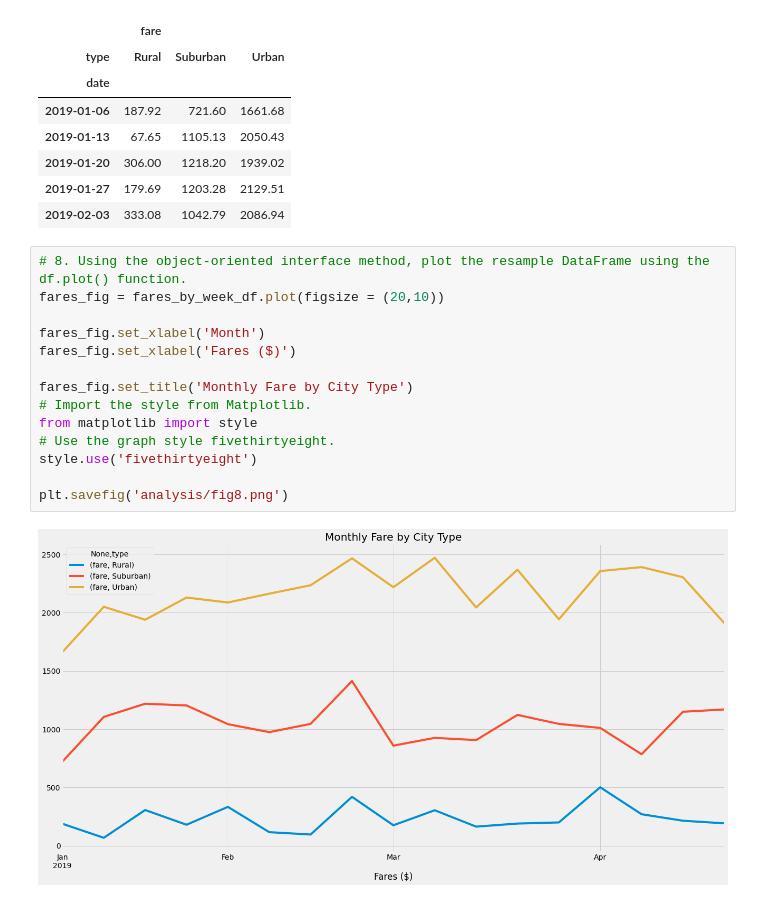
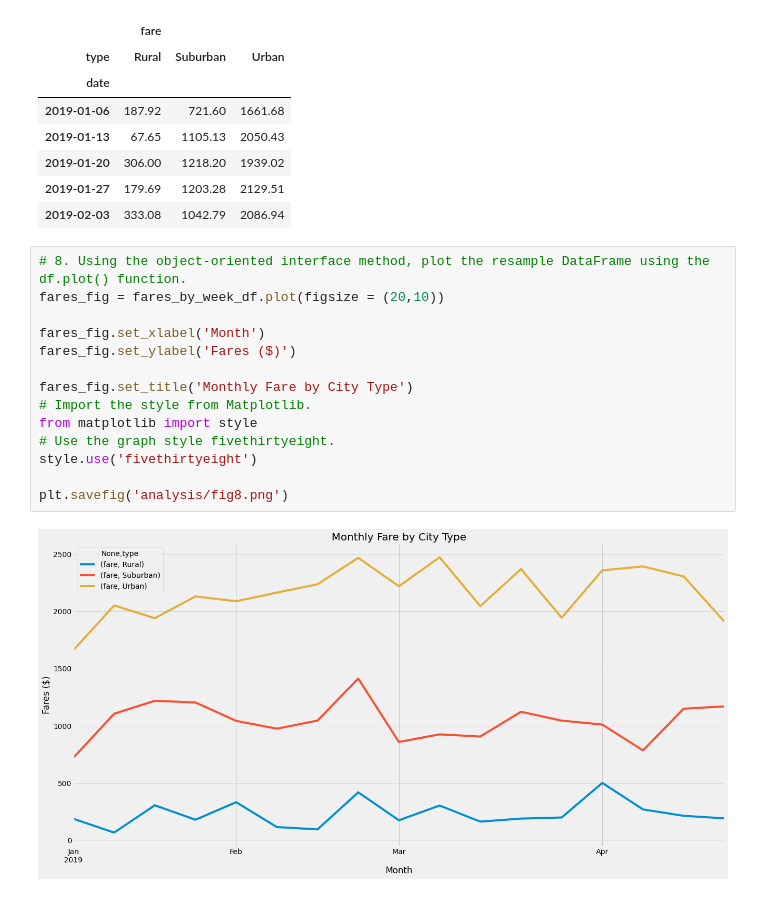
Before and after one commit to emilybstevens/pyber-analysis, a Jupyter notebook: PyBer_Challenge.ipynb, the cells around one changed output. Cells and saved outputs as stored; diff of their text form.

```diff
--- a/PyBer_Challenge.ipynb
+++ b/PyBer_Challenge.ipynb
@@ -215,16 +215,16 @@ fares_by_week_df.head()
 # %%
 # 8. Using the object-oriented interface method, plot the resample DataFrame using the df.plot() function.
 fares_fig = fares_by_week_df.plot(figsize = (20,10))
 
 fares_fig.set_xlabel('Month')
-fares_fig.set_xlabel('Fares ($)')
+fares_fig.set_ylabel('Fares ($)')
 
 fares_fig.set_title('Monthly Fare by City Type')
 # Import the style from Matplotlib.
 from matplotlib import style
 # Use the graph style fivethirtyeight.
 style.use('fivethirtyeight')
 
 plt.savefig('analysis/fig8.png')
 # %% [output]
-[figure, old version]
+[figure, new version]
```
Also changed, not shown: 1 other file.
